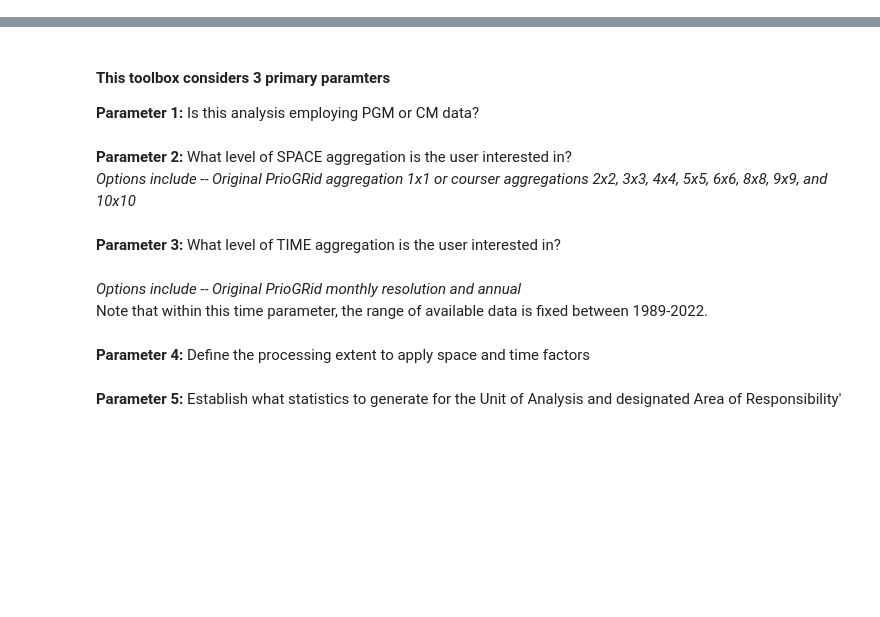
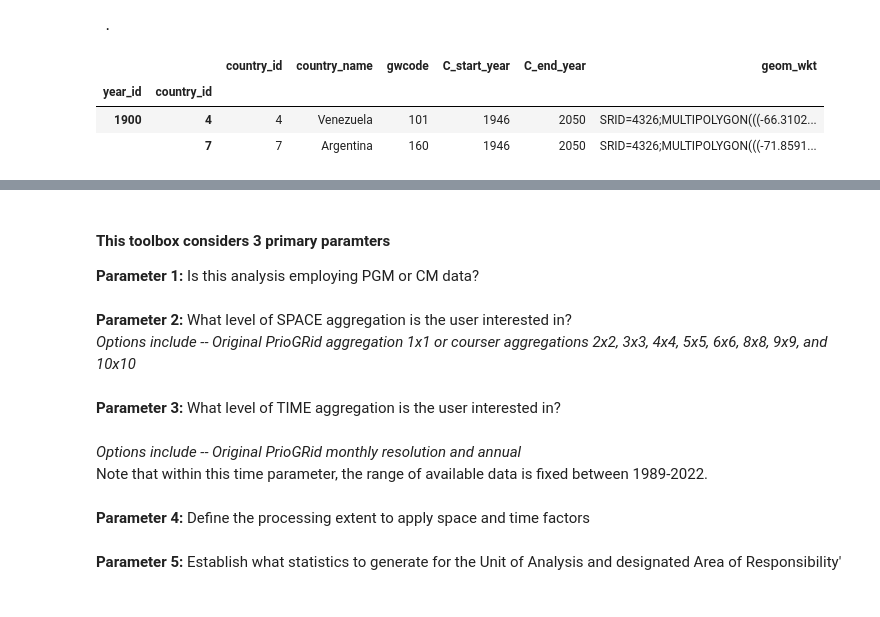
Before and after one commit to prio-data/VIEWS_FAO_index, a Jupyter notebook: notebooks/Benz_experiments/PG_CM_Aggregation_FAO__ACTIVE.ipynb, the cells around one changed output, grey strips where cells are left out. Drawn from its saved outputs; the diff is of its cells as text; code cells hidden in the pictures; blank space fills up the shorter version.

```diff
--- a/notebooks/Benz_experiments/PG_CM_Aggregation_FAO__ACTIVE.ipynb
+++ b/notebooks/Benz_experiments/PG_CM_Aggregation_FAO__ACTIVE.ipynb
@@ -29,11 +39,17 @@ queryset_country = (Queryset("mihais_countries", "country_year")
 # %%
 queryset_c = queryset_country.publish().fetch()
 queryset_c.head(2)
-Ethi = queryset_c.loc[(queryset_c['country_name']=='Ethiopia')]
-#print(Ethi)
-Ethi = Ethi.rename(columns={'country_id':'C_id'})
-country_and_year = Ethi.groupby(['C_id', 'country_name', 'C_start_year', 'C_end_year']).size().to_frame().iloc[:, :-1].reset_index()
-cids = list(unique(country_and_year['C_id']))
-print(cids)
+# Ethi = queryset_c.loc[(queryset_c['country_name']=='Ethiopia')]
+# #print(Ethi)
+# Ethi = Ethi.rename(columns={'country_id':'C_id'})
+# country_and_year = Ethi.groupby(['C_id', 'country_name', 'C_start_year', 'C_end_year']).size().to_frame().iloc[:, :-1].reset_index()
+# cids = list(unique(country_and_year['C_id']))
+# print(cids)
+# %% [output]
+ .
+|  |  | country_id | country_name | gwcode | C_start_year | C_end_year | geom_wkt |
+| year_id | country_id |  |  |  |  |  |  |
+| 1900 | 4 | 4 | Venezuela | 101 | 1946 | 2050 | SRID=4326;MULTIPOLYGON(((-66.3102... |
+|  | 7 | 7 | Argentina | 160 | 1946 | 2050 | SRID=4326;MULTIPOLYGON(((-71.8591... |
 # %%
 #print(Ethi)
```
Also changed, not shown: parts of 9 cells of this notebook.
